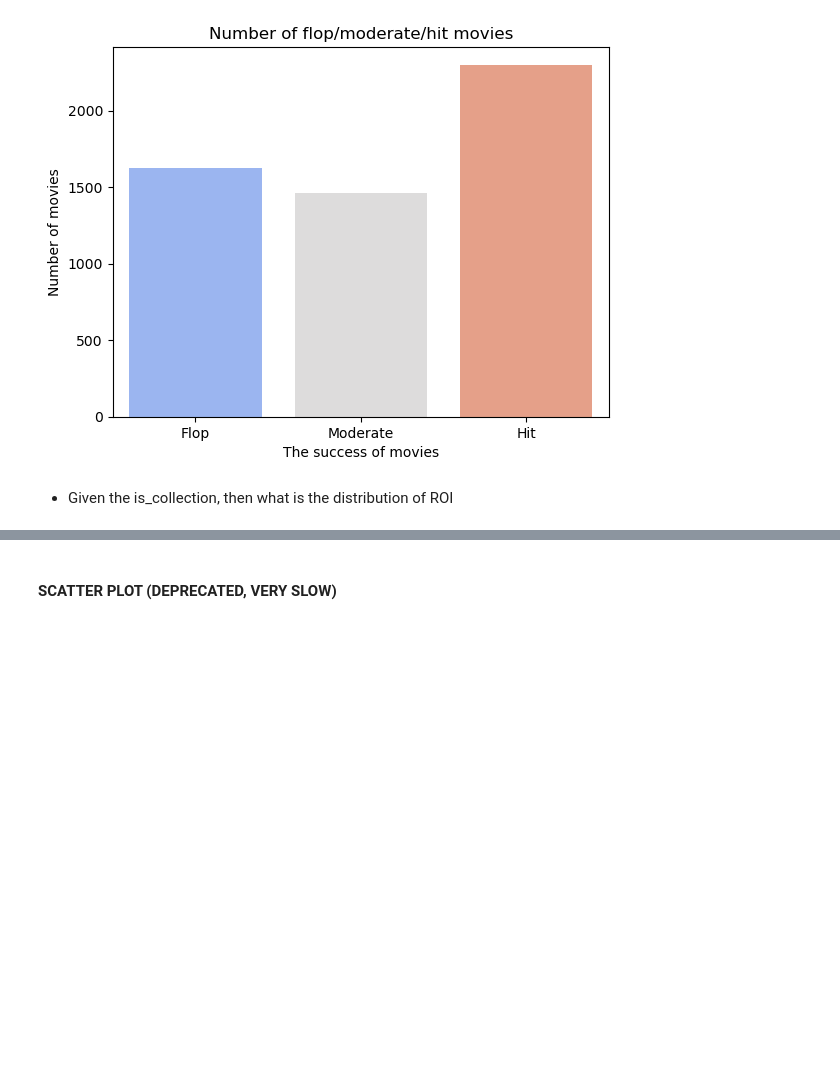
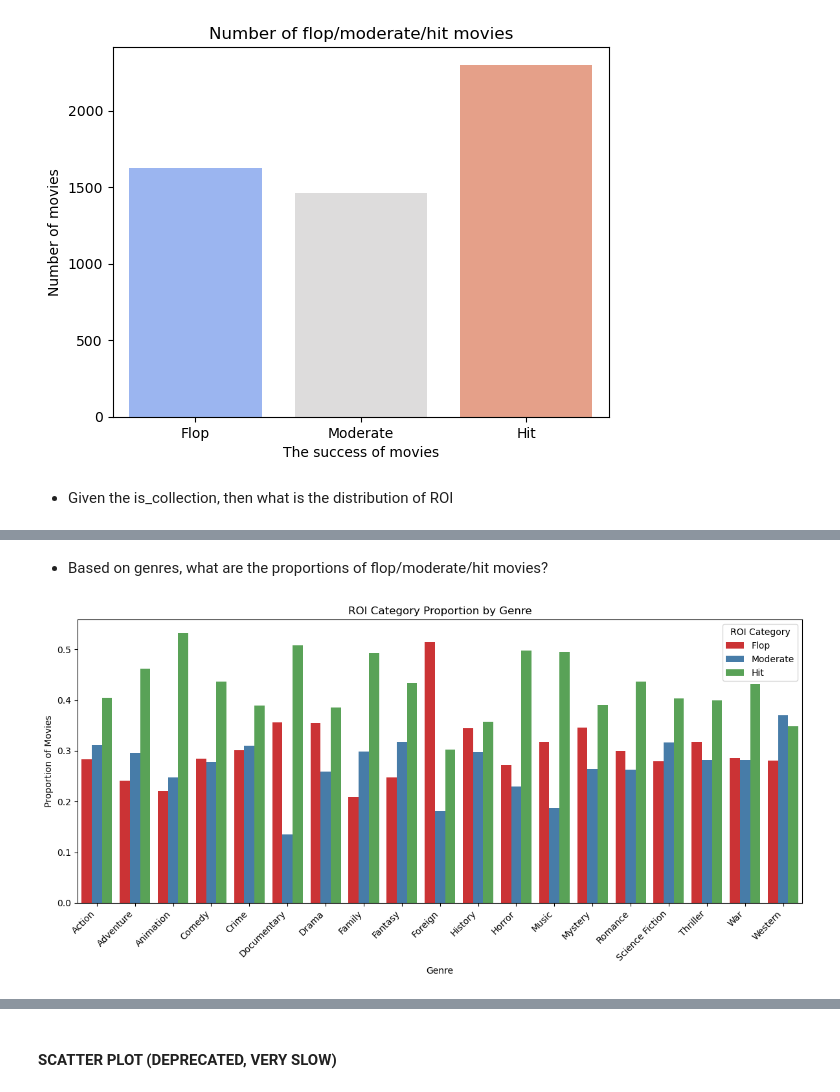
Before and after one commit to Duyduide/Movie-recommendation, a Jupyter notebook: notebooks/regression/EDA.ipynb, the cells around one changed output, grey strips where cells are left out. Cells and saved outputs as stored; diff of their text form; code cells hidden in the pictures; blank space fills up the shorter version.

```diff
--- a/notebooks/02_regression.ipynb
+++ b/notebooks/regression/EDA.ipynb
@@ -1228,0 +1204,36 @@ plt.show()
+# %% [markdown]
+- Based on genres, what are the proportions of flop/moderate/hit movies?
+# %%
+money_genre_exploded = money_df.explode("genre_names")
+money_genre_exploded = money_genre_exploded.reset_index(drop=True)
+
+TOP_GENRE = 19
+top_genres = money_genre_exploded["genre_names"].value_counts().nlargest(TOP_GENRE).index
+money_genre_exploded = money_genre_exploded[money_genre_exploded["genre_names"].isin(top_genres)]
+
+roi_genre_rate = (
+    money_genre_exploded
+    .groupby(by="genre_names")["is_successful"]
+    .value_counts(normalize=True)
+    .rename('proportion')
+    .reset_index()
+)
+
+plt.figure(figsize=(12,6))
+sns.barplot(
+    data=roi_genre_rate,
+    x='genre_names',
+    y='proportion',
+    hue='is_successful',
+    palette="Set1"
+)
+
+plt.xticks(rotation=45, ha='right')
+plt.title("ROI Category Proportion by Genre")
+plt.xlabel("Genre")
+plt.ylabel("Proportion of Movies")
+plt.legend(title="ROI Category")
+plt.tight_layout()
+plt.show()
+# %% [output]
+[figure, added]
```
Also changed, not shown: parts of 22 cells of this notebook, 1 other file.
